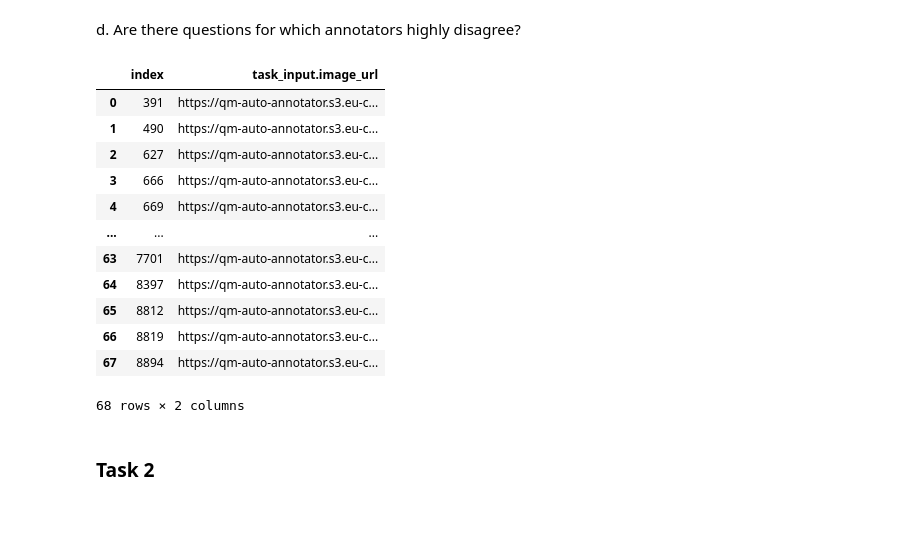
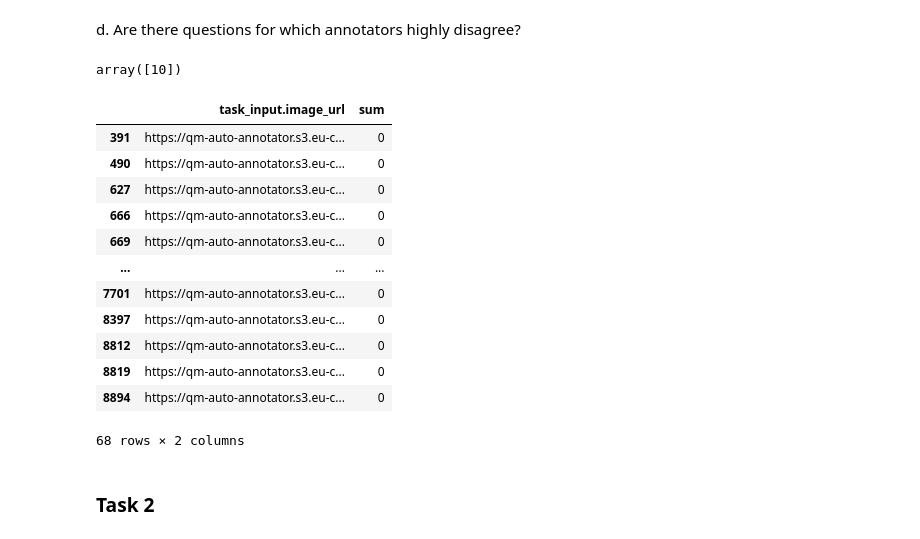
Before and after one commit to beigifahimeh/quality_match, a Jupyter notebook: notebooks/quality_match_solution.ipynb, the cells around one changed output. Saved outputs shown, nothing was run; the diff lists cells and outputs as text; code cells hidden in the pictures.

```diff
--- a/notebooks/quality_match_solution.ipynb
+++ b/notebooks/quality_match_solution.ipynb
@@ -7,7 +7,7 @@ from quality_match.types import TaskInput, TaskOutput, Answer
 
 
 REFERENCES_DATA_PATH = '../data/references.json'
-(ANONYMIZED_PROJECT_DATA_PATH) = '../data/anonymized_project.json'
+ANONYMIZED_PROJECT_DATA_PATH = '../data/anonymized_project.json'
 
 def get_answer_disagree_score(task_output: TaskOutput) -> int:
     ans_map = {Answer.NO: -1, Answer.YES: 1, Answer.EMPTY: 0}
@@ -35,7 +35,7 @@ def load_normalized_data():
 
     data = pd.json_normalize(records)
 
-    data.loc[data['task_output.duration_ms'] < 0, "task_output.duration_ms"] = 0
+    data.loc[data['task_output.duration_ms'] <= 0, "task_output.duration_ms"] = 0
     data.astype({'task_output.duration_ms': 'int64'})
 
     return data, references
@@ -111,23 +112,27 @@ data.groupby("user.id").agg(count=('user.id', 'count')).sort_values('count', asc
 | 21 | b44e310d-7985-41a0-b764-034b711c75ca | 170 |
 # %% [markdown]
 d. Are there questions for which annotators highly disagree?
+# %%
+# Each image appears exactly 10 times in the dataset
+data.groupby('task_input.image_url').agg(count=('user.id', 'count'))['count'].unique()
+# %% [output]
+array([10])
 # %%
 d1 = data.groupby("task_input.image_url").agg(sum=('answer_disagree_score', 'sum')).reset_index()
-d1[d1['sum'] == 0]['task_input.image_url'].reset_index()
-# data[data['task_input.image_url'].isin(d2)].reset_index()
+d1[d1['sum'] == 0]
 # %% [output]
-|  | index | task_input.image_url |
-| 0 | 391 | https://qm-auto-annotator.s3.eu-c... |
-| 1 | 490 | https://qm-auto-annotator.s3.eu-c... |
-| 2 | 627 | https://qm-auto-annotator.s3.eu-c... |
-| 3 | 666 | https://qm-auto-annotator.s3.eu-c... |
-| 4 | 669 | https://qm-auto-annotator.s3.eu-c... |
+|  | task_input.image_url | sum |
+| 391 | https://qm-auto-annotator.s3.eu-c... | 0 |
+| 490 | https://qm-auto-annotator.s3.eu-c... | 0 |
+| 627 | https://qm-auto-annotator.s3.eu-c... | 0 |
+| 666 | https://qm-auto-annotator.s3.eu-c... | 0 |
+| 669 | https://qm-auto-annotator.s3.eu-c... | 0 |
 | ... | ... | ... |
-| 63 | 7701 | https://qm-auto-annotator.s3.eu-c... |
-| 64 | 8397 | https://qm-auto-annotator.s3.eu-c... |
-| 65 | 8812 | https://qm-auto-annotator.s3.eu-c... |
-| 66 | 8819 | https://qm-auto-annotator.s3.eu-c... |
-| 67 | 8894 | https://qm-auto-annotator.s3.eu-c... |
+| 7701 | https://qm-auto-annotator.s3.eu-c... | 0 |
+| 8397 | https://qm-auto-annotator.s3.eu-c... | 0 |
+| 8812 | https://qm-auto-annotator.s3.eu-c... | 0 |
+| 8819 | https://qm-auto-annotator.s3.eu-c... | 0 |
+| 8894 | https://qm-auto-annotator.s3.eu-c... | 0 |
 68 rows × 2 columns
 # %% [markdown]
 ### Task 2
```
Also changed, not shown: parts of 13 cells of this notebook.
